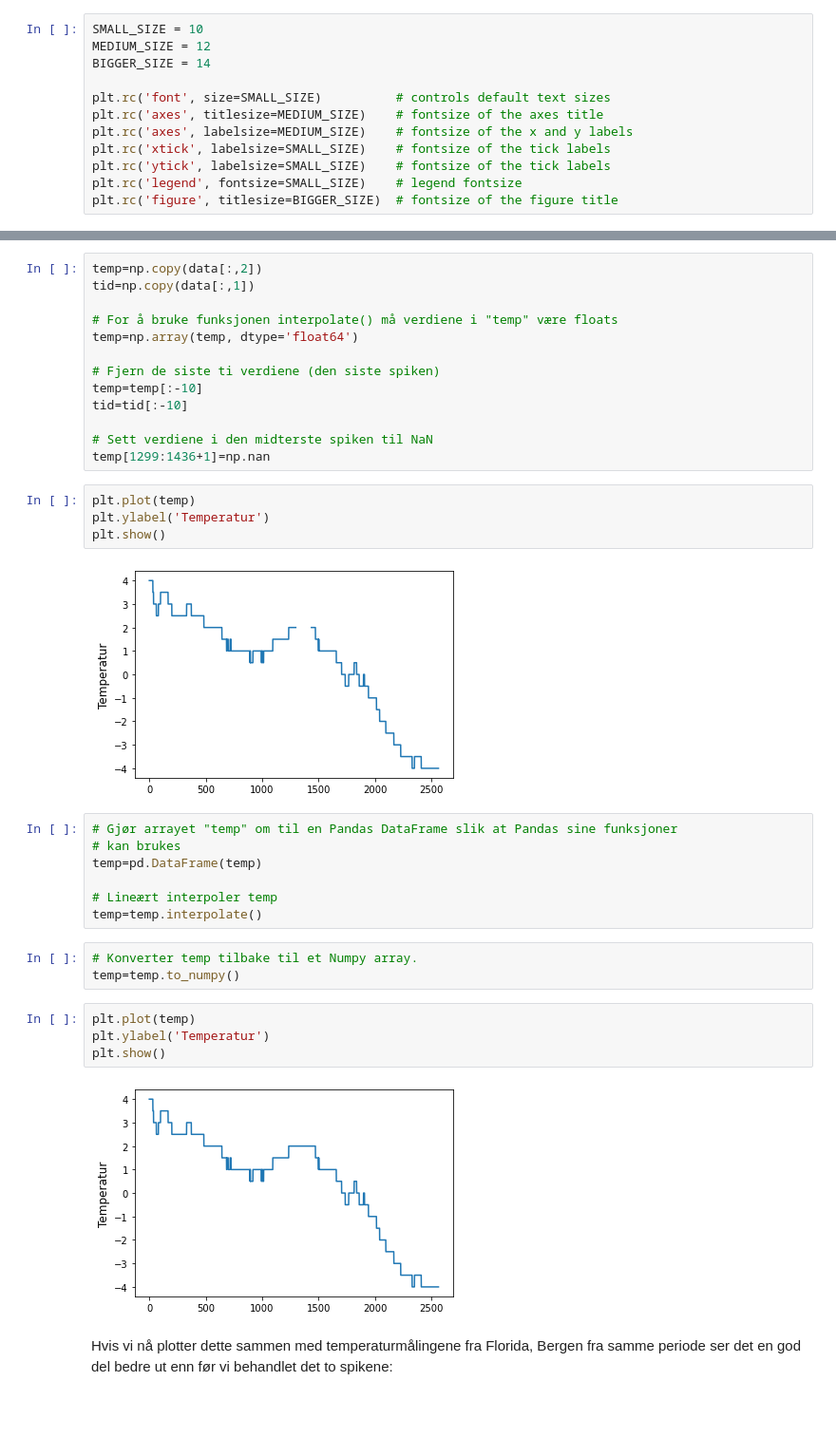
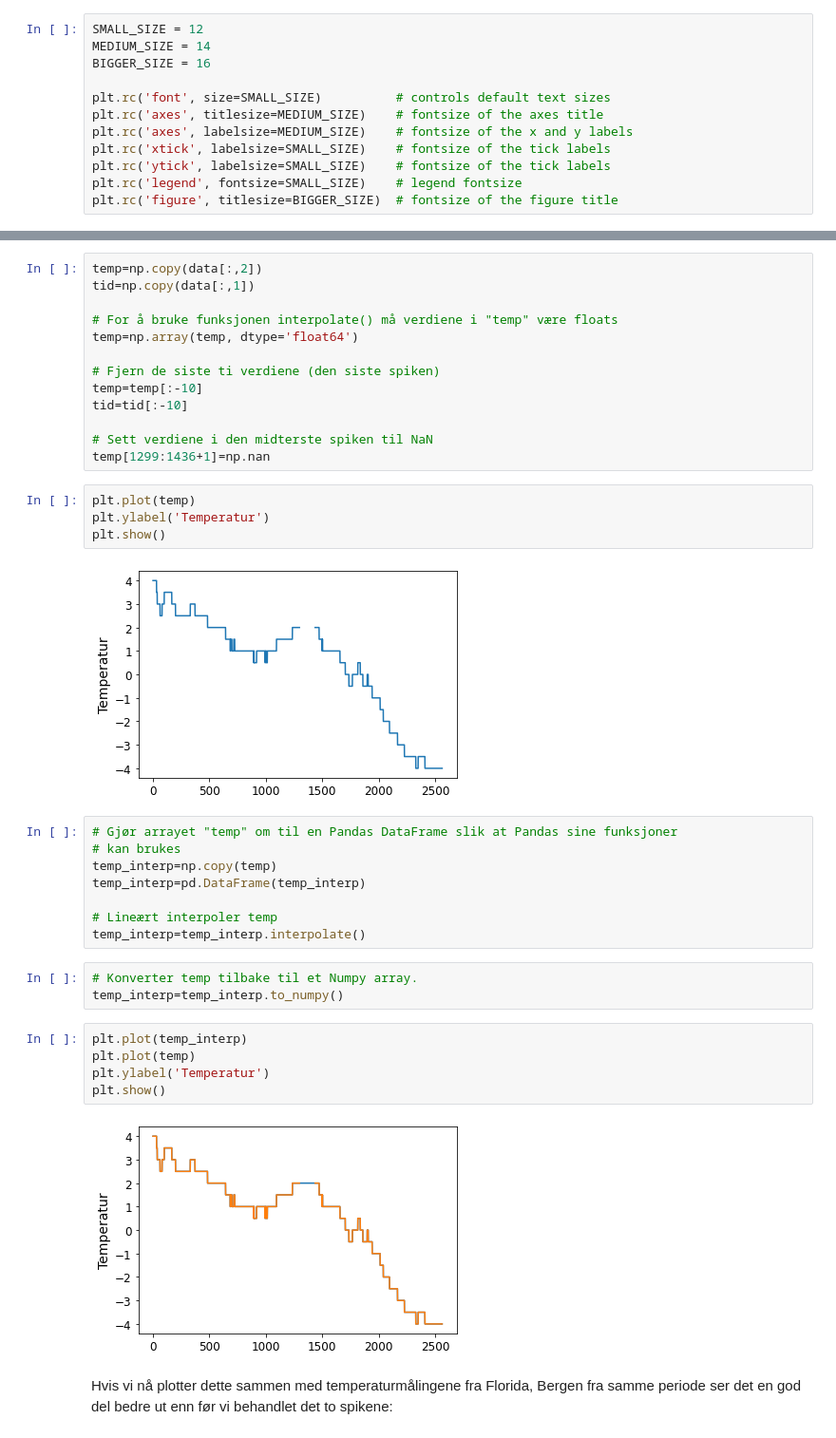
Before and after one commit to irendundas/EkteData, a Jupyter notebook: NAT624/Del6_databehandling_av_egne_data.ipynb, the cells around one changed output, grey strips where cells are left out. Shown at 95% size. Cells and saved outputs as stored; diff of their text form; blank space fills up the shorter version.

```diff
--- a/NAT624/Del6_databehandling_av_egne_data.ipynb
+++ b/NAT624/Del6_databehandling_av_egne_data.ipynb
@@ -11,9 +11,9 @@ import numpy as np
 # %% [markdown]
 **Tips:** Cellen under er veldig praktisk å inkludere hvis du skal lage en del figurer. Den gjør at all lik type figur-tekst automatisk settes til samme størrelse.
 # %%
-SMALL_SIZE = 10
-MEDIUM_SIZE = 12
-BIGGER_SIZE = 14
+SMALL_SIZE = 12
+MEDIUM_SIZE = 14
+BIGGER_SIZE = 16
 
 plt.rc('font', size=SMALL_SIZE)          # controls default text sizes
 plt.rc('axes', titlesize=MEDIUM_SIZE)    # fontsize of the axes title
@@ -314,23 +317,25 @@ plt.plot(temp)
 plt.ylabel('Temperatur')
 plt.show()
 # %% [output]
-[figure, old version]
+[figure, new version]
 # %%
 # Gjør arrayet "temp" om til en Pandas DataFrame slik at Pandas sine funksjoner
 # kan brukes
-temp=pd.DataFrame(temp)
+temp_interp=np.copy(temp)
+temp_interp=pd.DataFrame(temp_interp)
 
 # Lineært interpoler temp
-temp=temp.interpolate()
+temp_interp=temp_interp.interpolate()
 # %%
 # Konverter temp tilbake til et Numpy array.
-temp=temp.to_numpy()
+temp_interp=temp_interp.to_numpy()
 # %%
+plt.plot(temp_interp)
 plt.plot(temp)
 plt.ylabel('Temperatur')
 plt.show()
 # %% [output]
-[figure, old version]
+[figure, new version]
 # %% [markdown]
 Hvis vi nå plotter dette sammen med temperaturmålingene fra Florida, Bergen fra samme periode ser det en god del bedre ut enn før vi behandlet det to spikene:
 # %%
```
Also changed, not shown: parts of 15 cells of this notebook, 3 other files.
